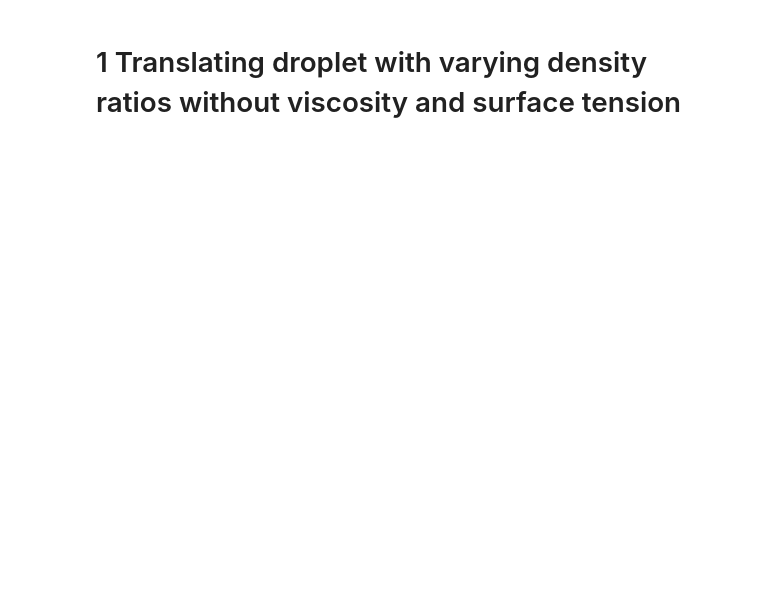
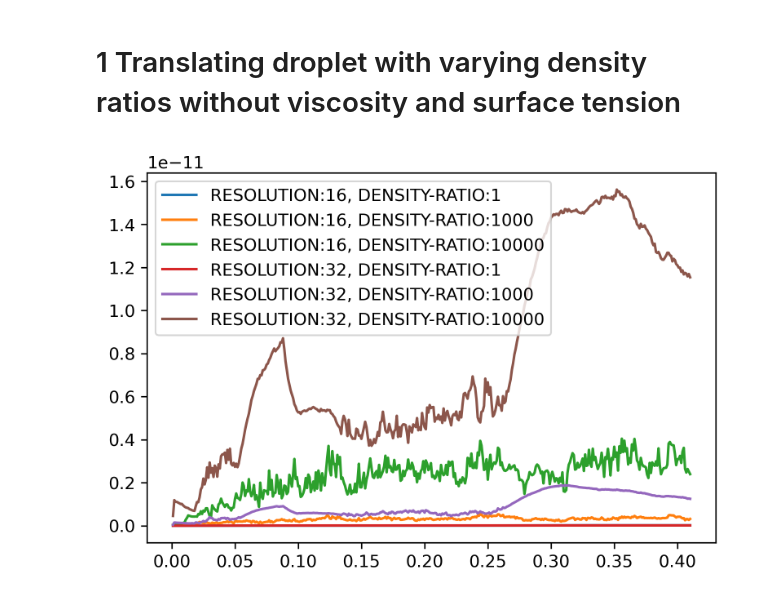
Before and after one commit to CRC-1194/argo, a Jupyter notebook: cases/hydrodynamic/translatingDroplet3D/test-nb.ipynb, the cells around one changed output. Saved outputs shown, nothing was run; the diff lists cells and outputs as text; code cells hidden in the pictures; blank space fills up the shorter version.

Commit message:
interIsoRhoFoam: notebook and solver

```diff
--- a/cases/hydrodynamic/translatingDroplet3D/test-nb.ipynb
+++ b/cases/hydrodynamic/translatingDroplet3D/test-nb.ipynb
@@ -64,0 +26,21 @@ df=densityRatioInfluence_plot("./")
+# %%
+import dataframeWithMetadata as dfmd
+sys.path.append(os.environ['ARGO_PYTHON_MODULES'])
+if (not(os.path.exists('figures'))):
+    os.mkdir('figures')
+
+def plot_density_ratio_dframe(dframe):
+    """Plots the temporal evolution of the L-INFINITY velocity error norm for each mesh resolution and density ratio."""
+
+    for resolution in [16, 32]:
+        for density_ratio in [1, 1000, 10000]:
+            inter_iso_foam_df_subset = inter_iso_foam_df.loc[resolution,density_ratio,:]
+            plt.plot(inter_iso_foam_df_subset["time"], inter_iso_foam_df_subset["Linf velocity error"],
+                     label="RESOLUTION:%s, DENSITY-RATIO:%s" % (resolution, density_ratio))
+    plt.legend()
+# %%
+interisofoam_dfmd = dfmd.metadated_dataframe_reader("interIsoFoam-densityRatioInfluence.csv")
+interisofoam_df = interisofoam_dfmd.read_dataframe()
+plot_density_ratio_dframe(interisofoam_df)
+# %% [output]
+[figure, added]
```
Also changed, not shown: parts of 4 cells of this notebook, 1 other file.
